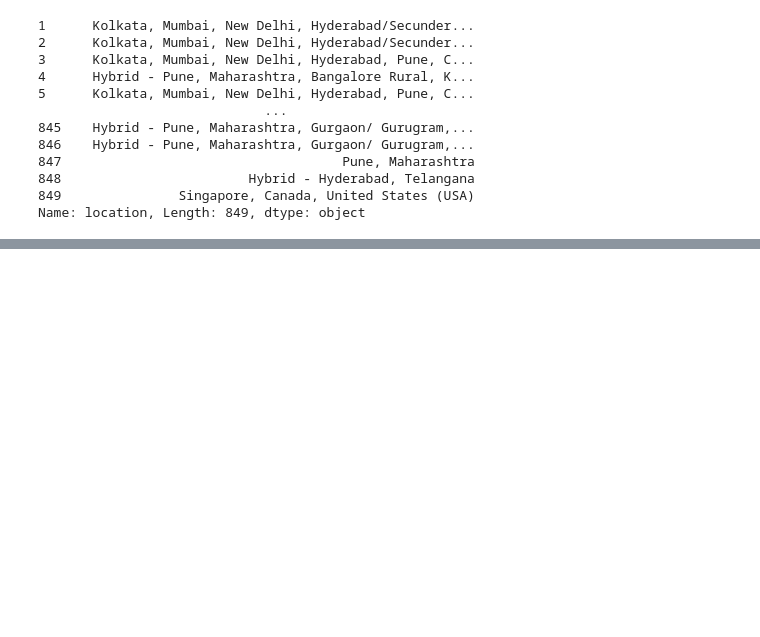
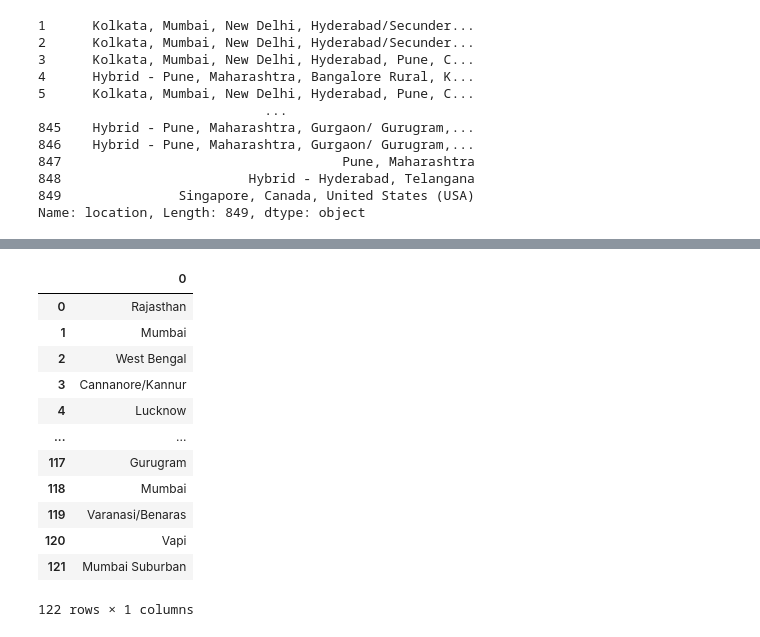
Before and after one commit to harshlohani/Job_Market_Analysis, a Jupyter notebook: Job_analysis_EDA.ipynb, the cells around one changed output, grey strips where cells are left out. Drawn from its saved outputs; the diff is of its cells as text; code cells hidden in the pictures; blank space fills up the shorter version.

Commit message:
minor changes to code for data cleaning

```diff
--- a/Job_analysis_EDA.ipynb
+++ b/Job_analysis_EDA.ipynb
@@ -288,0 +271,18 @@ AttributeError: 'set' object has no attribute 'value_counts'
+# %%
+unique_substrings=pd.DataFrame(unique_substrings)
+#unique_substrings.dtypes
+unique_substrings
+# %% [output]
+|  | 0 |
+| 0 | Rajasthan |
+| 1 | Mumbai |
+| 2 | West Bengal |
+| 3 | Cannanore/Kannur |
+| 4 | Lucknow |
+| ... | ... |
+| 117 | Gurugram |
+| 118 | Mumbai |
+| 119 | Varanasi/Benaras |
+| 120 | Vapi |
+| 121 | Mumbai Suburban |
+122 rows × 1 columns
```
Also changed, not shown: parts of 30 cells of this notebook.
